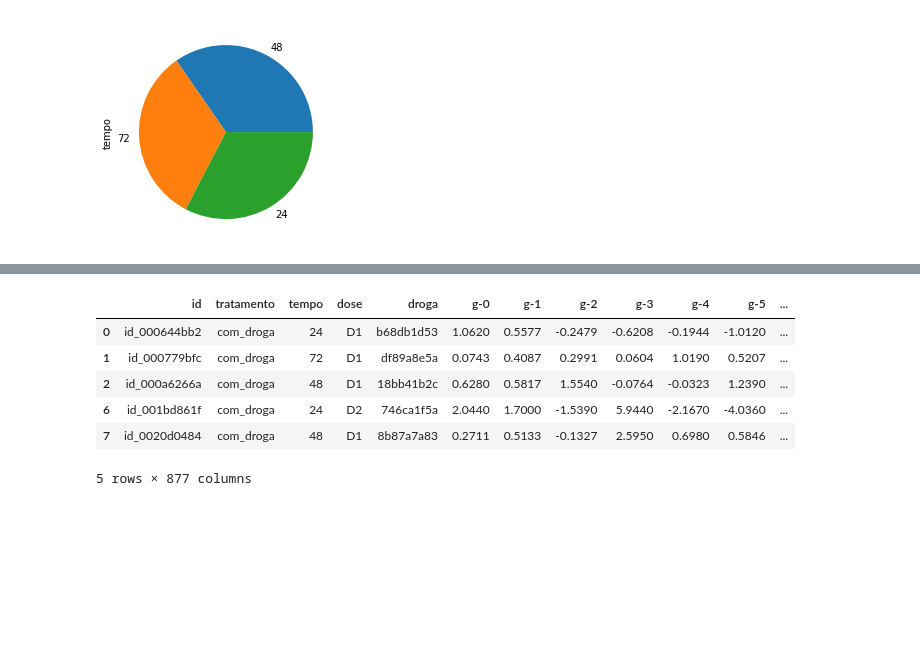
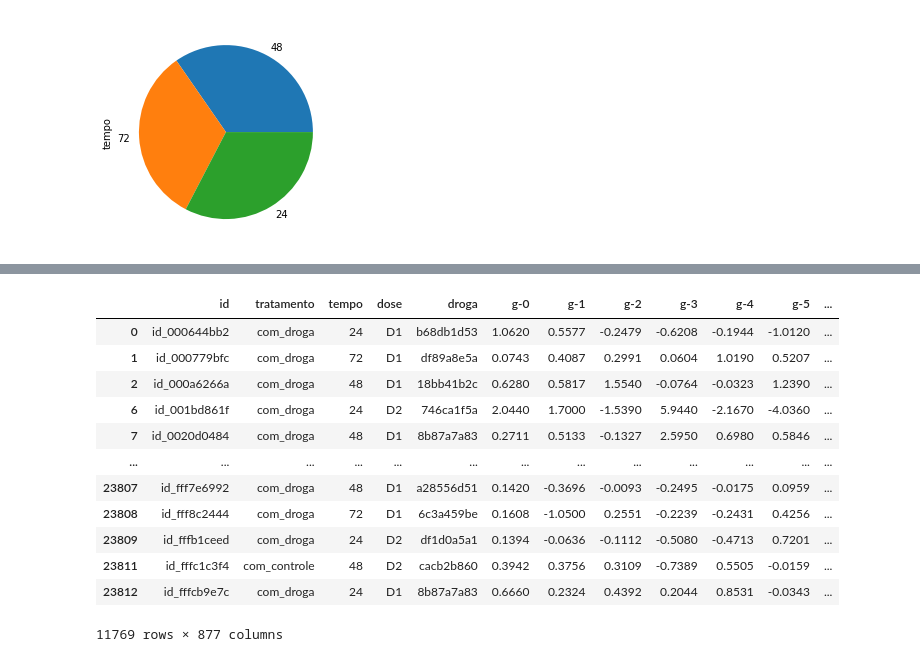
Before and after one commit to Gabrielchollet/imersao-dados-alura, a Jupyter notebook: Aula01.ipynb, the cells around one changed output, grey strips where cells are left out. Drawn from its saved outputs; the diff is of its cells as text; code cells hidden in the pictures; blank space fills up the shorter version.

```diff
--- a/Aula01.ipynb
+++ b/Aula01.ipynb
@@ -60,11 +273,16 @@ dados['tempo'].value_counts().plot.pie()
 # %%
-dados_filtrados = dados[dados['g-0'] > 0]
-dados_filtrados.head()
+dados[dados['g-0'] > 0]
 # %% [output]
 |  | id | tratamento | tempo | dose | droga | g-0 | g-1 | g-2 | g-3 | g-4 | g-5 | ... |
 | 0 | id_000644bb2 | com_droga | 24 | D1 | b68db1d53 | 1.0620 | 0.5577 | -0.2479 | -0.6208 | -0.1944 | -1.0120 | ... |
 | 1 | id_000779bfc | com_droga | 72 | D1 | df89a8e5a | 0.0743 | 0.4087 | 0.2991 | 0.0604 | 1.0190 | 0.5207 | ... |
 | 2 | id_000a6266a | com_droga | 48 | D1 | 18bb41b2c | 0.6280 | 0.5817 | 1.5540 | -0.0764 | -0.0323 | 1.2390 | ... |
 | 6 | id_001bd861f | com_droga | 24 | D2 | 746ca1f5a | 2.0440 | 1.7000 | -1.5390 | 5.9440 | -2.1670 | -4.0360 | ... |
 | 7 | id_0020d0484 | com_droga | 48 | D1 | 8b87a7a83 | 0.2711 | 0.5133 | -0.1327 | 2.5950 | 0.6980 | 0.5846 | ... |
+| ... | ... | ... | ... | ... | ... | ... | ... | ... | ... | ... | ... | ... |
+| 23807 | id_fff7e6992 | com_droga | 48 | D1 | a28556d51 | 0.1420 | -0.3696 | -0.0093 | -0.2495 | -0.0175 | 0.0959 | ... |
+| 23808 | id_fff8c2444 | com_droga | 72 | D1 | 6c3a459be | 0.1608 | -1.0500 | 0.2551 | -0.2239 | -0.2431 | 0.4256 | ... |
+| 23809 | id_fffb1ceed | com_droga | 24 | D2 | df1d0a5a1 | 0.1394 | -0.0636 | -0.1112 | -0.5080 | -0.4713 | 0.7201 | ... |
+| 23811 | id_fffc1c3f4 | com_controle | 48 | D2 | cacb2b860 | 0.3942 | 0.3756 | 0.3109 | -0.7389 | 0.5505 | -0.0159 | ... |
+| 23812 | id_fffcb9e7c | com_droga | 24 | D1 | 8b87a7a83 | 0.6660 | 0.2324 | 0.4392 | 0.2044 | 0.8531 | -0.0343 | ... |
-5 rows × 877 columns
+11769 rows × 877 columns
```
Also changed, not shown: parts of 89 cells of this notebook.
